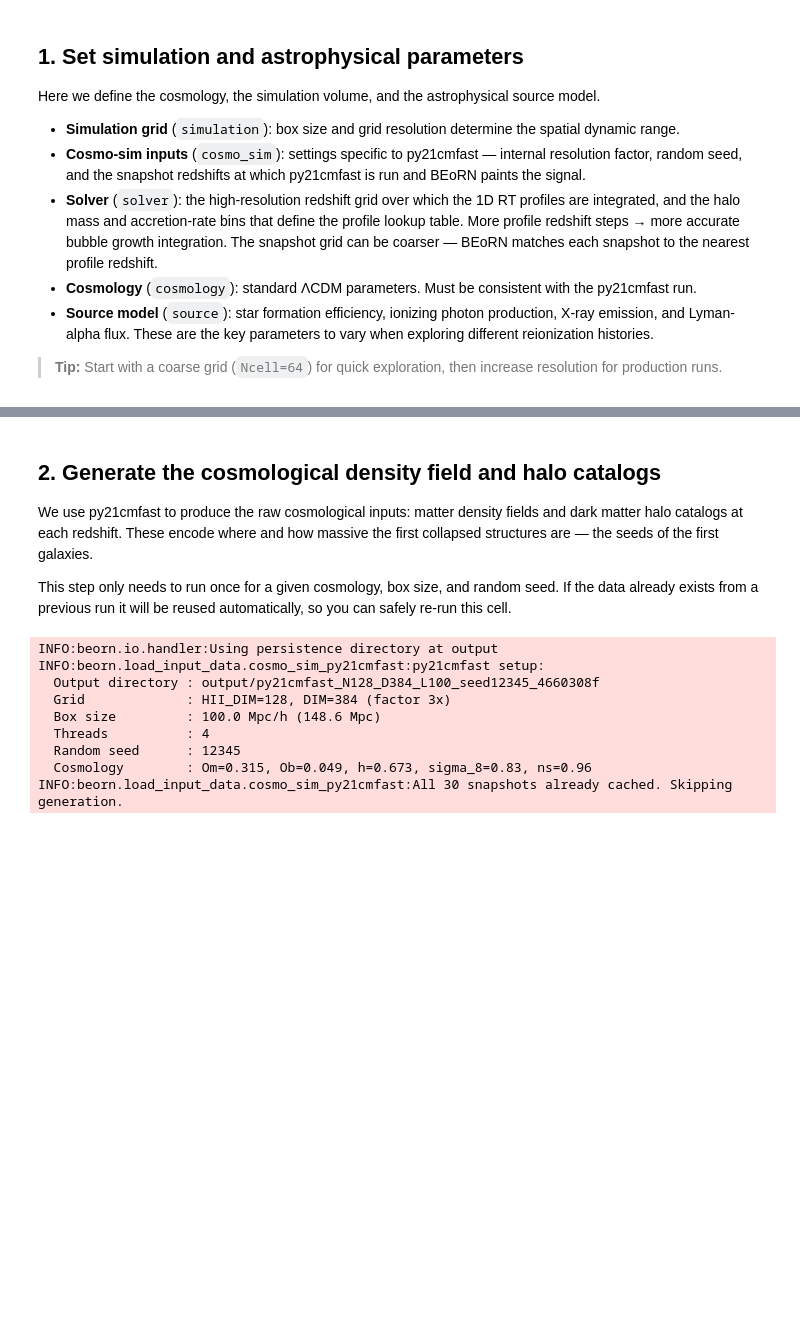
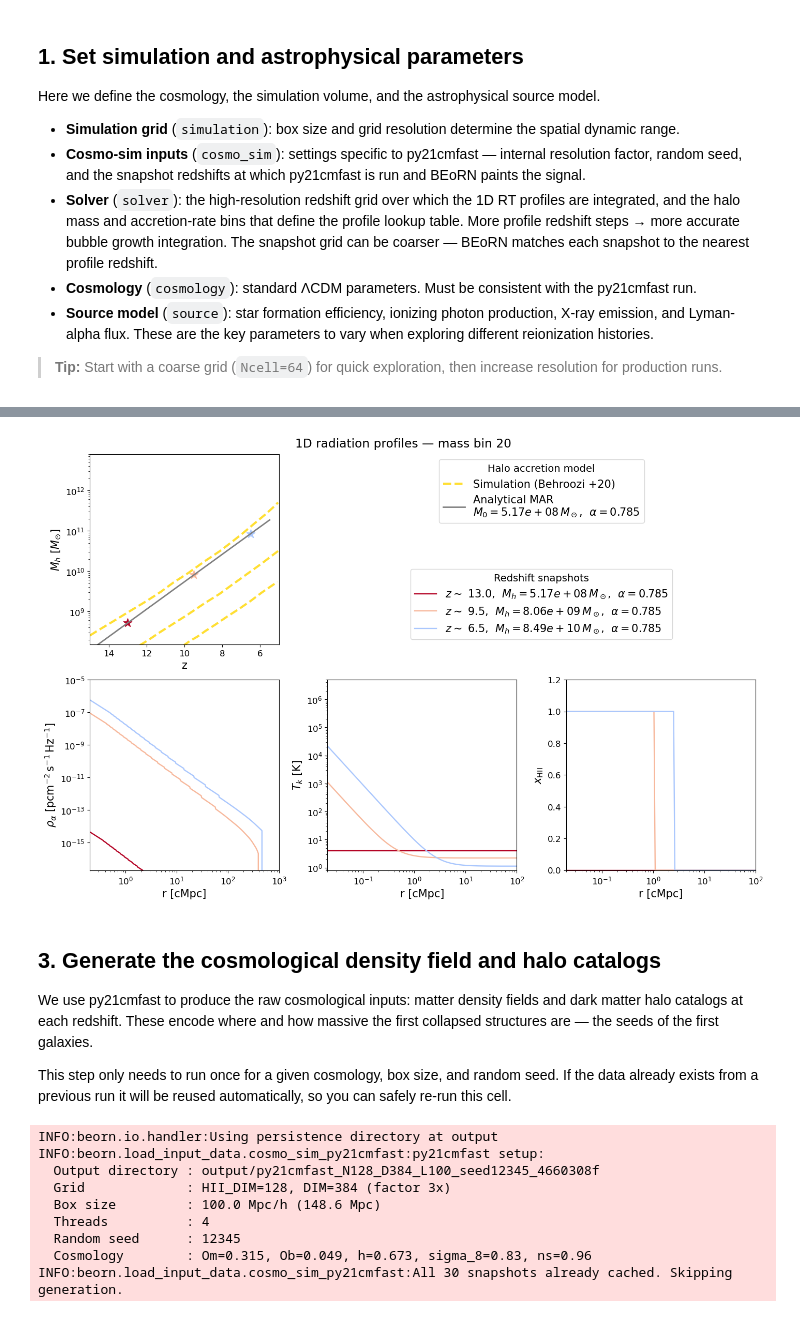
Before and after one commit to cosmic-reionization/BEoRN, a Jupyter notebook: examples/21cmfast_halos.ipynb, the cells around one changed output, grey strips where cells are left out. Saved outputs shown, nothing was run; the diff lists cells and outputs as text; code cells hidden in the pictures; blank space fills up the shorter version.

```diff
--- a/examples/21cmfast_halos.ipynb
+++ b/examples/21cmfast_halos.ipynb
@@ -110,0 +155,7 @@ parameters.source.halo_mass_min = 1e8
+# %%
+cache_handler = beorn.io.Handler(CACHE_ROOT)
+
+solver = beorn.precomputation.RadiationProfileSolver(
+    parameters, parameters.cosmo_sim.snapshot_redshifts
+)
+profiles = solver.get_or_compute_profiles(cache_handler)
@@ -111,5 +176,24 @@ parameters.source.halo_mass_min = 1e8
+# %%
+# Select a mid-range mass bin and three representative redshifts
+# (matching roughly the three panels of Fig. 2 in arXiv:2305.15466)
+mass_index = 20   # index into the 40-bin halo mass grid (~10^10–10^11 Msol depending on z)
+profile_redshifts = [13.0, 9.5, 6.5]
+# Use only the first alpha value to match the number of alpha bins in the cached profiles
+profile_alphas = [parameters.solver.halo_mass_accretion_alpha[0]]
+
+beorn.plotting.plot_1D_profiles(
+    parameters,
+    profiles,
+    mass_index=mass_index,
+    redshifts=profile_redshifts,
+    alphas=profile_alphas,
+    label=f"1D radiation profiles — mass bin {mass_index}",
+    fontsize=15,
+)
+# %% [output]
+[figure, added]
 # %% [markdown]
-## 2. Generate the cosmological density field and halo catalogs
+## 3. Generate the cosmological density field and halo catalogs
 
 We use py21cmfast to produce the raw cosmological inputs: matter density fields and dark matter halo catalogs at each redshift. These encode where and how massive the first collapsed structures are — the seeds of the first galaxies.
 
```
Also changed, not shown: parts of 8 cells of this notebook, 1 other file.
